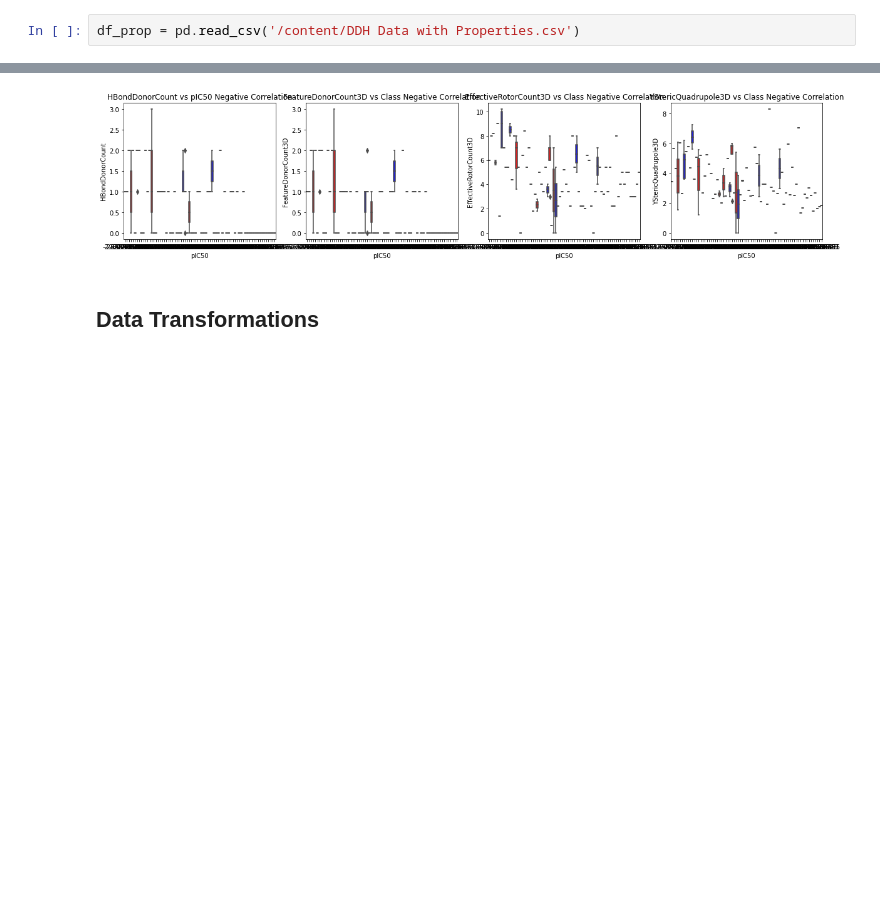
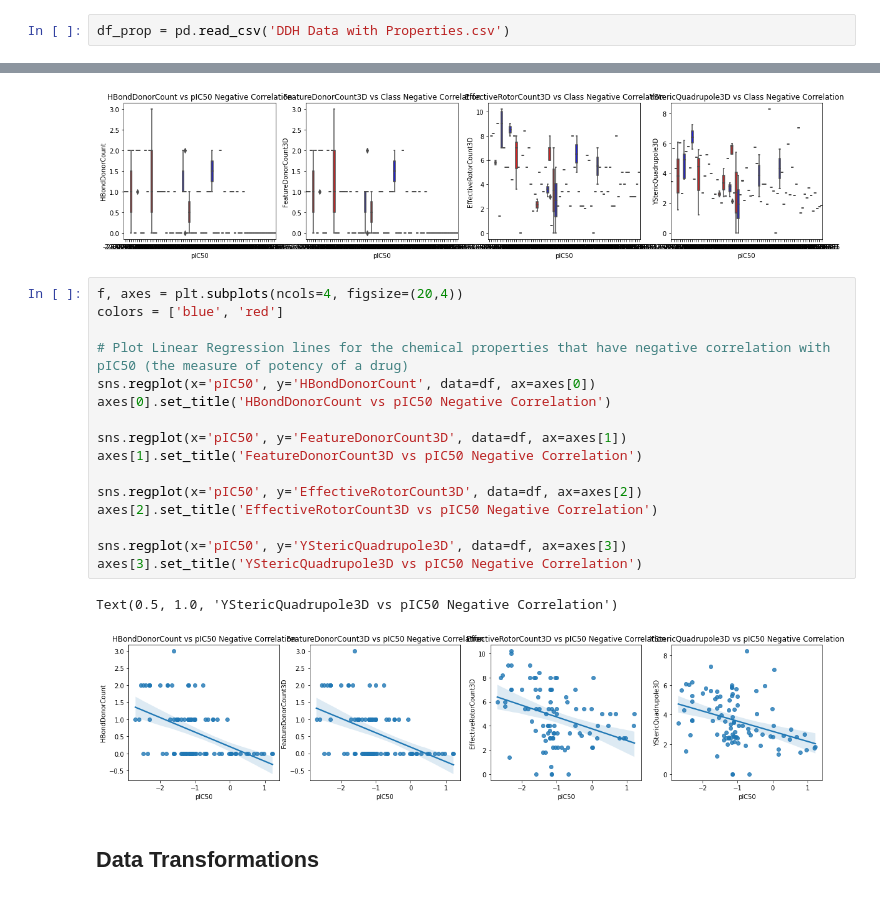
Before and after one commit to Qamil-Mirza/AI-For-Toxicology-Screening, a Jupyter notebook: AI_For_Toxicology_Screeening.ipynb, the cells around one changed output, grey strips where cells are left out. Saved outputs shown, nothing was run; the diff lists cells and outputs as text; blank space fills up the shorter version.

Commit message:
Added Regression Line

```diff
--- a/AI_For_Toxicology_Screeening.ipynb
+++ b/AI_For_Toxicology_Screeening.ipynb
@@ -94,7 +147,7 @@ props_df.to_csv('DDH Data with Properties.csv', index=False)
 # %% [markdown]
 ## Exploratory Data Analysis
 # %%
-df_prop = pd.read_csv('/content/DDH Data with Properties.csv')
+df_prop = pd.read_csv('DDH Data with Properties.csv')
 # %%
 # doing this again for convention's sake
 df_prop.head()
@@ -180,6 +281,25 @@ axes[3].set_title('YStericQuadrupole3D vs Class Negative Correlation')
 # %% [output]
 Text(0.5, 1.0, 'YStericQuadrupole3D vs Class Negative Correlation')
 [figure]
+# %%
+f, axes = plt.subplots(ncols=4, figsize=(20,4))
+colors = ['blue', 'red']
+
+# Plot Linear Regression lines for the chemical properties that have negative correlation with pIC50 (the measure of potency of a drug)
+sns.regplot(x='pIC50', y='HBondDonorCount', data=df, ax=axes[0])
+axes[0].set_title('HBondDonorCount vs pIC50 Negative Correlation')
+
+sns.regplot(x='pIC50', y='FeatureDonorCount3D', data=df, ax=axes[1])
+axes[1].set_title('FeatureDonorCount3D vs pIC50 Negative Correlation')
+
+sns.regplot(x='pIC50', y='EffectiveRotorCount3D', data=df, ax=axes[2])
+axes[2].set_title('EffectiveRotorCount3D vs pIC50 Negative Correlation')
+
+sns.regplot(x='pIC50', y='YStericQuadrupole3D', data=df, ax=axes[3])
+axes[3].set_title('YStericQuadrupole3D vs pIC50 Negative Correlation')
+# %% [output]
+Text(0.5, 1.0, 'YStericQuadrupole3D vs pIC50 Negative Correlation')
+[figure, added]
 # %% [markdown]
 ## Data Transformations
 # %% [markdown]
```
Also changed, not shown: parts of 13 cells of this notebook.
